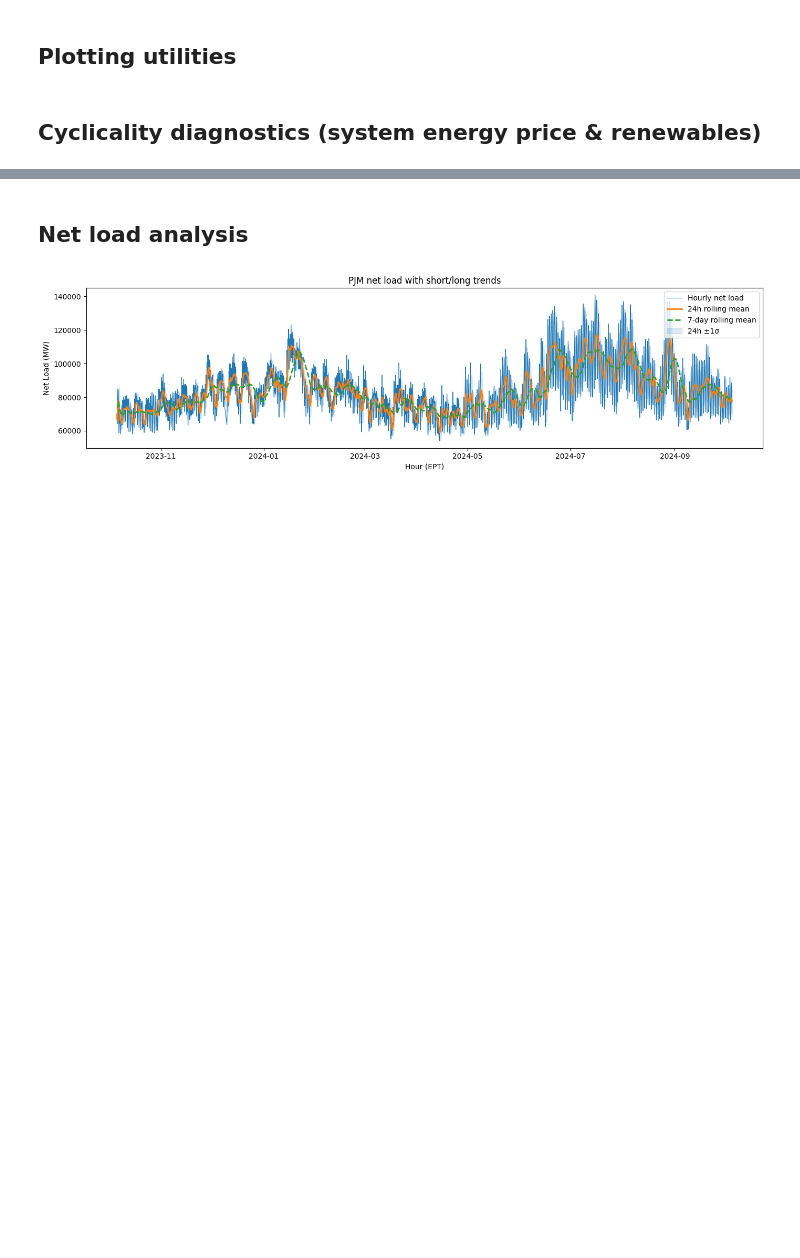
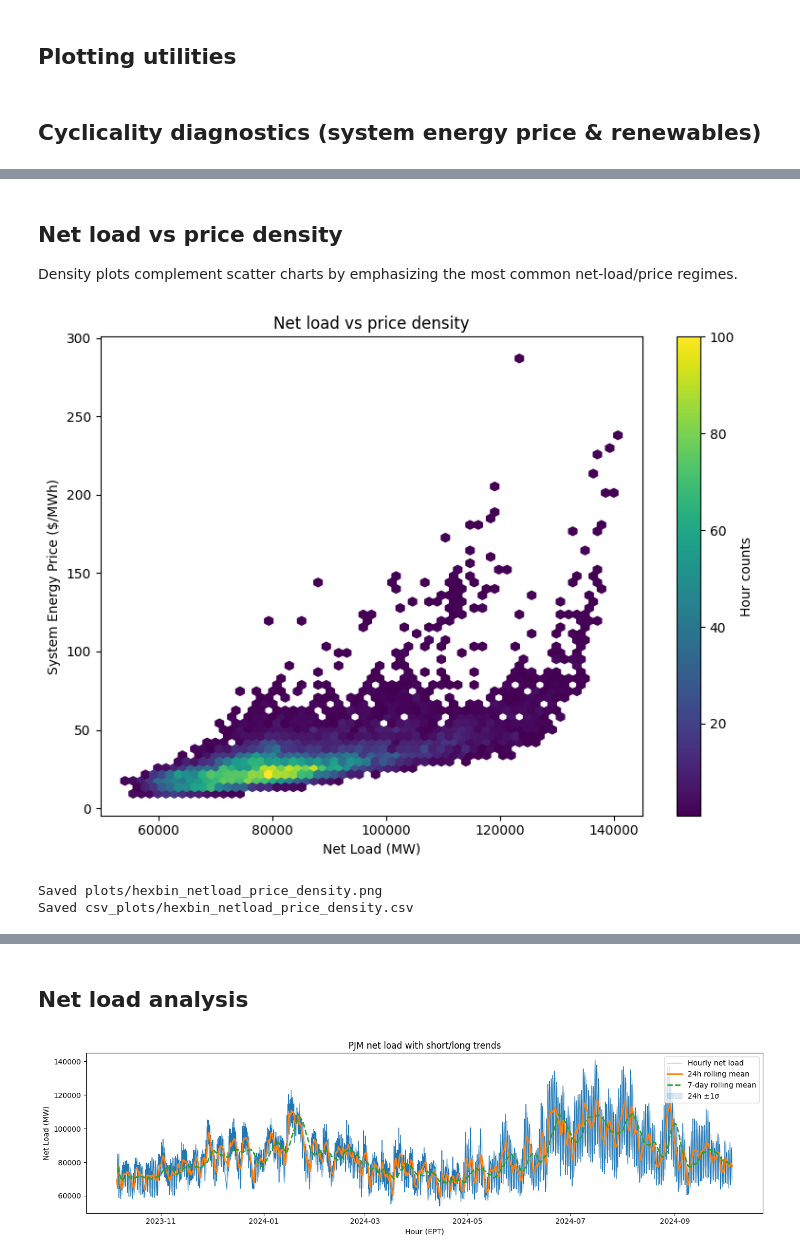
Before and after one commit to Terraform05/CFT-Energy-Analysis, a Jupyter notebook: energy.ipynb, the cells around one changed output, grey strips where cells are left out. Cells and saved outputs as stored; diff of their text form; code cells hidden in the pictures; blank space fills up the shorter version.

```diff
--- a/energy.ipynb
+++ b/energy.ipynb
@@ -366,0 +567,28 @@ Saved csv_plots/renewables_monthly_total.csv
+# %% [markdown]
+## Net load vs price density
+
+Density plots complement scatter charts by emphasizing the most common net-load/price regimes.
+# %%
+
+fig, ax = plt.subplots(figsize=(8, 6))
+hb = ax.hexbin(
+    analysis_df["net_load_mw"],
+    analysis_df["system_energy_price_da"],
+    gridsize=60,
+    cmap="viridis",
+    mincnt=1,
+)
+ax.set_xlabel("Net Load (MW)")
+ax.set_ylabel("System Energy Price ($/MWh)")
+ax.set_title("Net load vs price density")
+cb = fig.colorbar(hb, ax=ax)
+cb.set_label("Hour counts")
+save_fig(fig, "hexbin_netload_price_density")
+save_plot_data(
+    analysis_df[["net_load_mw", "system_energy_price_da"]],
+    "hexbin_netload_price_density",
+)
+# %% [output]
+[figure, added]
+Saved plots/hexbin_netload_price_density.png
+Saved csv_plots/hexbin_netload_price_density.csv
```
Also changed, not shown: parts of 35 cells of this notebook, 15 other files.
